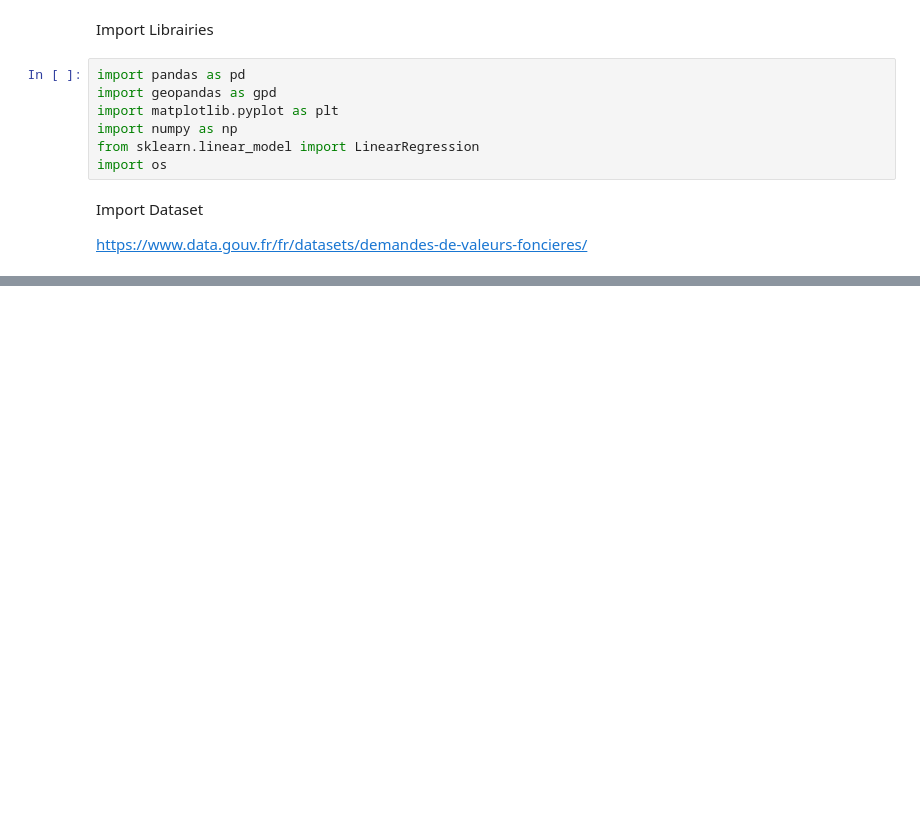
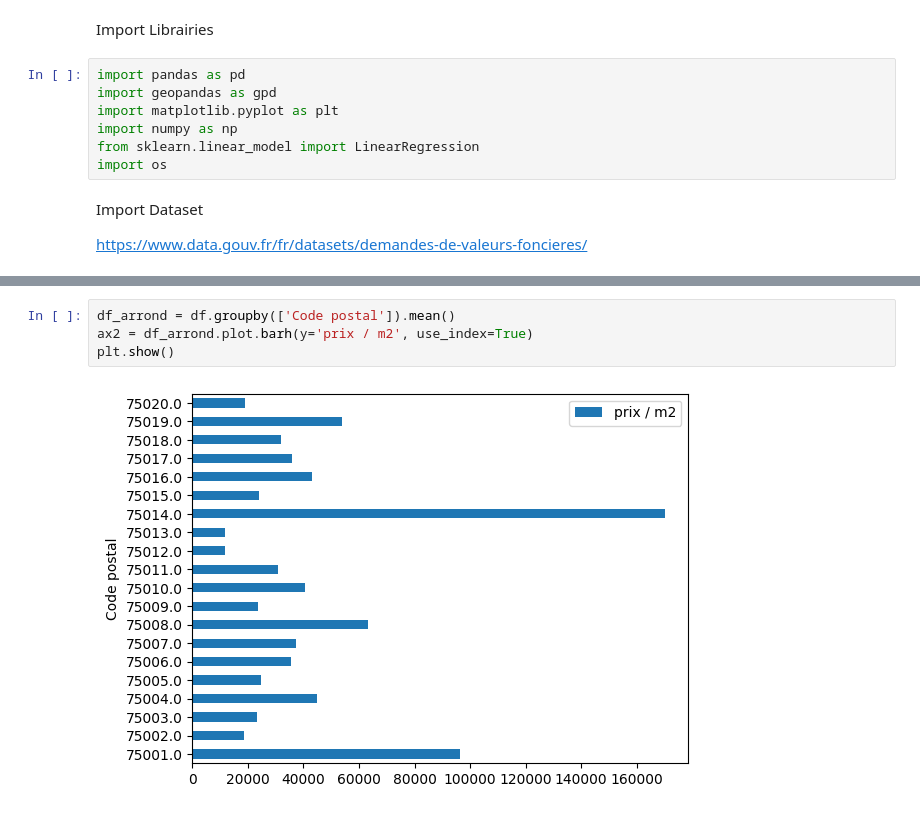
Before and after one commit to quentinchichery/immoML, a Jupyter notebook: ML/DVF_machine_learning.ipynb, the cells around one changed output, grey strips where cells are left out. Drawn from its saved outputs; the diff is of its cells as text; blank space fills up the shorter version.

```diff
--- a/ML/DVF_machine_learning.ipynb
+++ b/ML/DVF_machine_learning.ipynb
@@ -37,0 +50,6 @@ list(df)
+# %%
+df_arrond = df.groupby(['Code postal']).mean()
+ax2 = df_arrond.plot.barh(y='prix / m2', use_index=True)
+plt.show()
+# %% [output]
+[figure, added]
```
Also changed, not shown: parts of 4 cells of this notebook, 1 other file.
